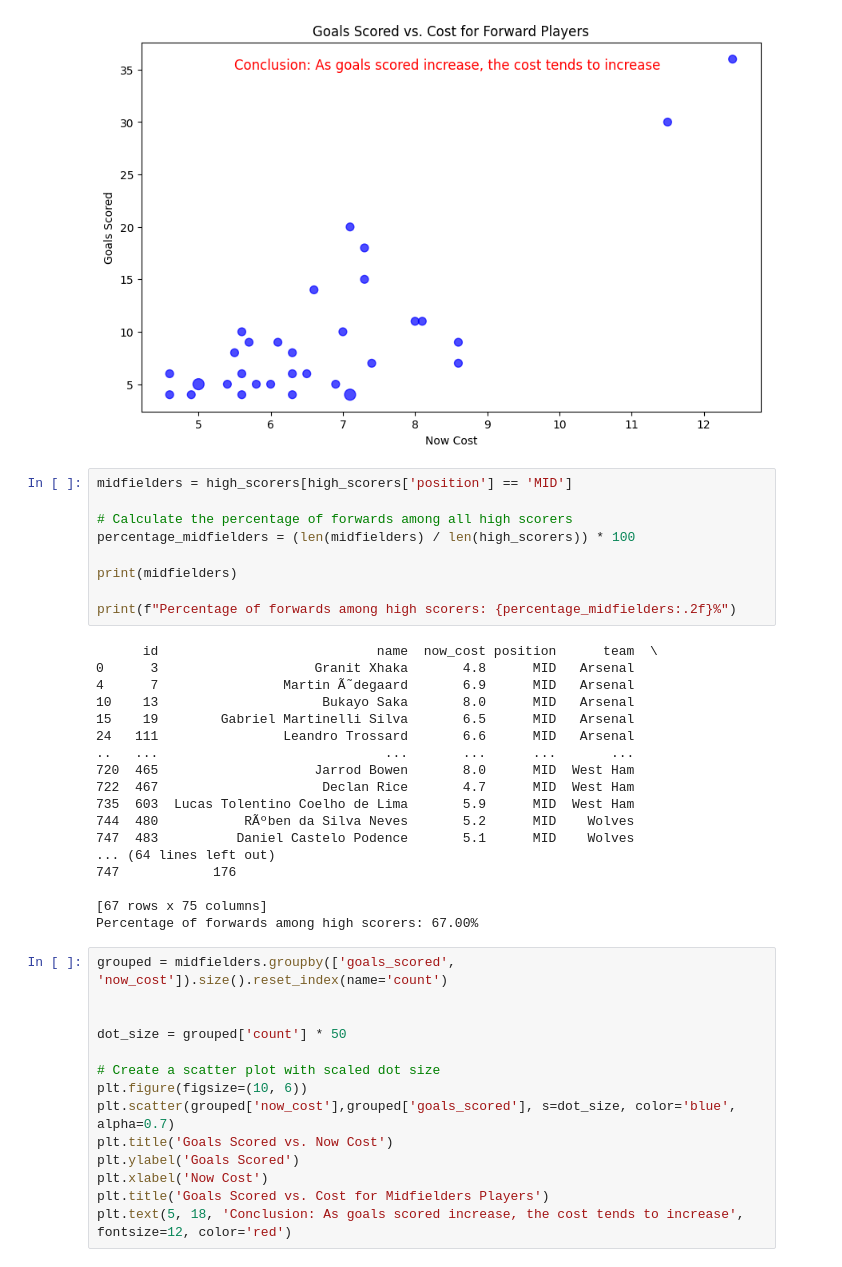
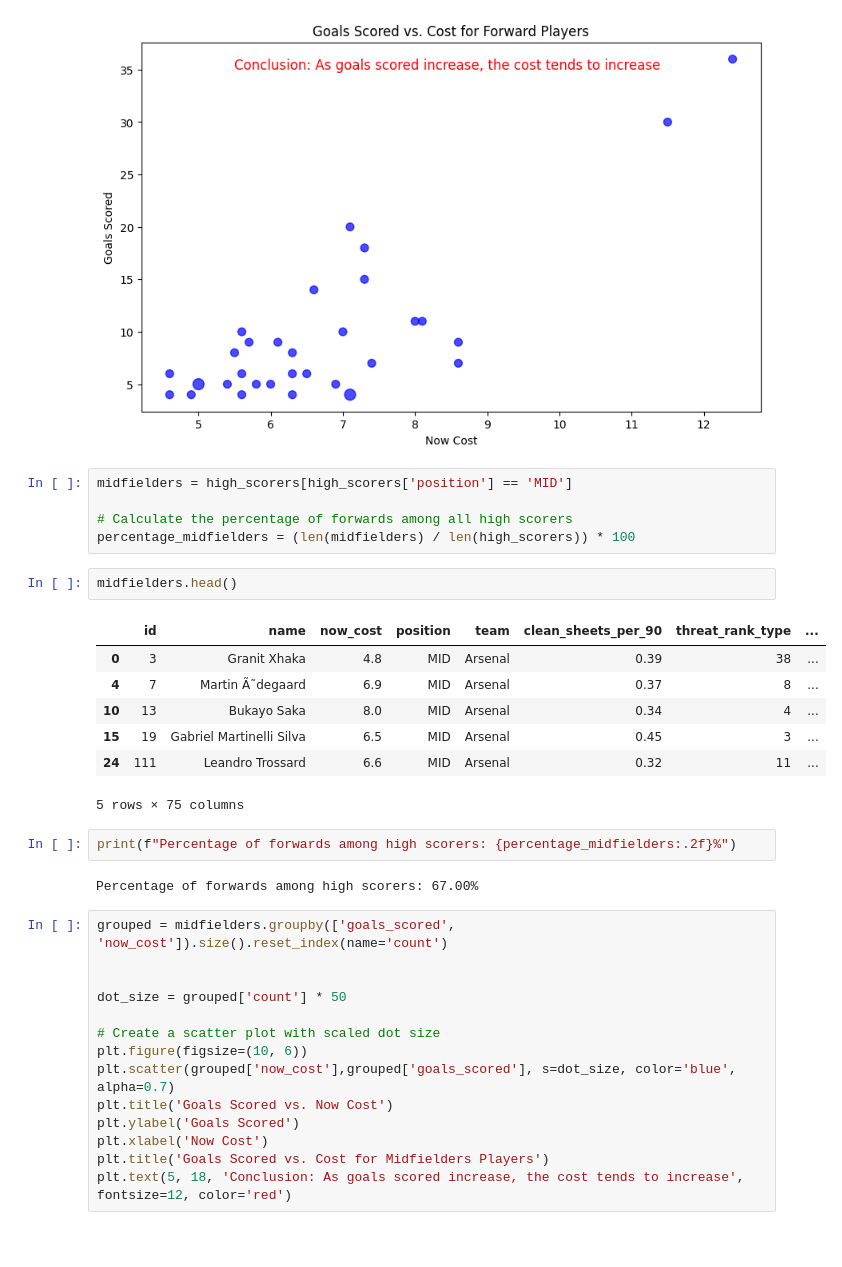
Before and after one commit to borhenDH/Fantasy-premier-league-Data-Analysis-and-Visualisation, a Jupyter notebook: analysis.ipynb, the cells around one changed output. Drawn from its saved outputs; the diff is of its cells as text; blank space fills up the shorter version.

```diff
--- a/analysis.ipynb
+++ b/analysis.ipynb
@@ -118,28 +118,20 @@ midfielders = high_scorers[high_scorers['position'] == 'MID']
 
 # Calculate the percentage of forwards among all high scorers
 percentage_midfielders = (len(midfielders) / len(high_scorers)) * 100
-
-print(midfielders)
-
-print(f"Percentage of forwards among high scorers: {percentage_midfielders:.2f}%")
-# %% [output]
-      id                            name  now_cost position      team  \
-0      3                    Granit Xhaka       4.8      MID   Arsenal
-4      7                Martin Ã˜degaard       6.9      MID   Arsenal
-10    13                     Bukayo Saka       8.0      MID   Arsenal
-15    19        Gabriel Martinelli Silva       6.5      MID   Arsenal
-24   111                Leandro Trossard       6.6      MID   Arsenal
-..   ...                             ...       ...      ...       ...
-720  465                    Jarrod Bowen       8.0      MID  West Ham
-722  467                     Declan Rice       4.7      MID  West Ham
-735  603  Lucas Tolentino Coelho de Lima       5.9      MID  West Ham
-744  480           RÃºben da Silva Neves       5.2      MID    Wolves
-747  483          Daniel Castelo Podence       5.1      MID    Wolves
-... (64 lines left out)
-747            176
-
-[67 rows x 75 columns]
-Percentage of forwards among high scorers: 67.00%
+# %%
+midfielders.head()
+# %% [output]
+|  | id | name | now_cost | position | team | clean_sheets_per_90 | threat_rank_type | ... |
+| 0 | 3 | Granit Xhaka | 4.8 | MID | Arsenal | 0.39 | 38 | ... |
+| 4 | 7 | Martin Ã˜degaard | 6.9 | MID | Arsenal | 0.37 | 8 | ... |
+| 10 | 13 | Bukayo Saka | 8.0 | MID | Arsenal | 0.34 | 4 | ... |
+| 15 | 19 | Gabriel Martinelli Silva | 6.5 | MID | Arsenal | 0.45 | 3 | ... |
+| 24 | 111 | Leandro Trossard | 6.6 | MID | Arsenal | 0.32 | 11 | ... |
+5 rows × 75 columns
+# %%
+print(f"Percentage of forwards among high scorers: {percentage_midfielders:.2f}%")
+# %% [output]
+Percentage of forwards among high scorers: 67.00%
 # %%
 grouped = midfielders.groupby(['goals_scored', 'now_cost']).size().reset_index(name='count')
 
```
Also changed, not shown: parts of 1 cell of this notebook.
